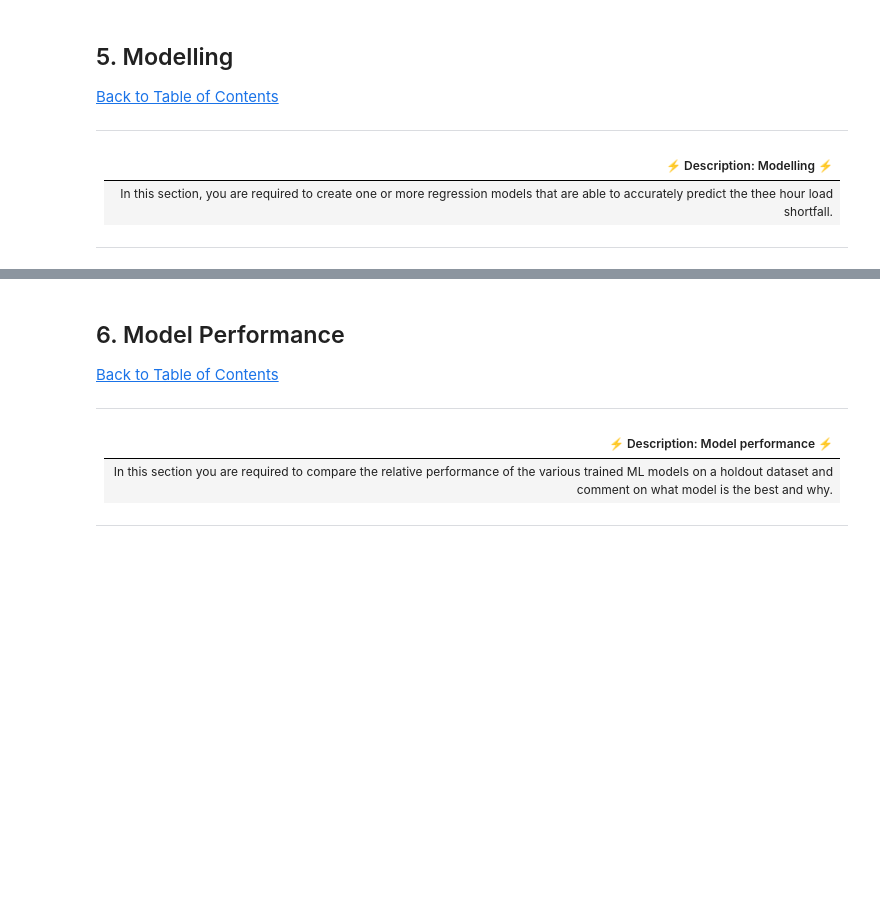
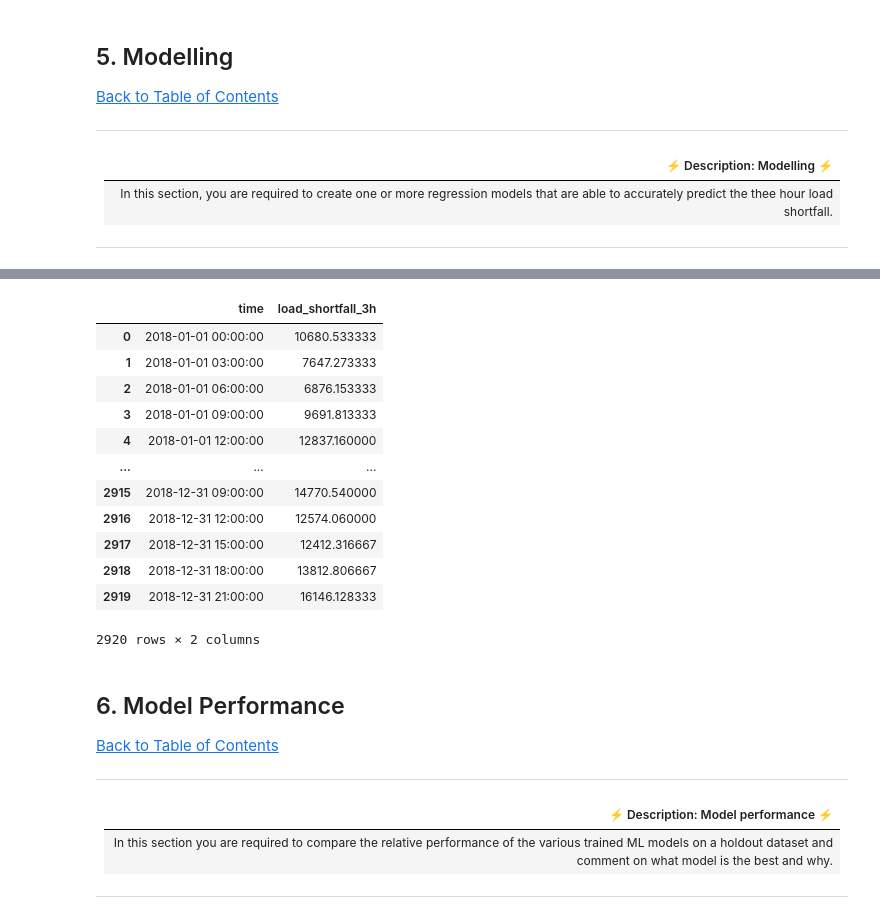
Before and after one commit to BusiswaN/load-shortfall-regression-predict-api, a Jupyter notebook: notebook7c1beff33b (3).ipynb, the cells around one changed output, grey strips where cells are left out. Cells and saved outputs as stored; diff of their text form; code cells hidden in the pictures; blank space fills up the shorter version.

```diff
--- a/notebook7c1beff33b (3).ipynb
+++ b/notebook7c1beff33b (3).ipynb
@@ -507,0 +508,7 @@ r2_score(y_test, preds)
+# %%
+x_train = df[:len(df_train)].drop('load_shortfall_3h',axis=1)
+x_test =df[len(df_train):].drop('load_shortfall_3h',axis=1)
+# %%
+RF.fit(x_train,y)
+
+preds = RF.predict(x_test)
@@ -510,7 +527,21 @@ output = pd.DataFrame({'time':df_test['time']})
 submission = output.join(res)
 submission.to_csv('submission.csv',index =False)
 # %%
-submission.head(8)
+submission
+# %% [output]
+|  | time | load_shortfall_3h |
+| 0 | 2018-01-01 00:00:00 | 10680.533333 |
+| 1 | 2018-01-01 03:00:00 | 7647.273333 |
+| 2 | 2018-01-01 06:00:00 | 6876.153333 |
+| 3 | 2018-01-01 09:00:00 | 9691.813333 |
+| 4 | 2018-01-01 12:00:00 | 12837.160000 |
+| ... | ... | ... |
+| 2915 | 2018-12-31 09:00:00 | 14770.540000 |
+| 2916 | 2018-12-31 12:00:00 | 12574.060000 |
+| 2917 | 2018-12-31 15:00:00 | 12412.316667 |
+| 2918 | 2018-12-31 18:00:00 | 13812.806667 |
+| 2919 | 2018-12-31 21:00:00 | 16146.128333 |
+2920 rows × 2 columns
 # %% [markdown]
 <a id="six"></a>
 ## 6. Model Performance
```
Also changed, not shown: parts of 8 cells of this notebook.
